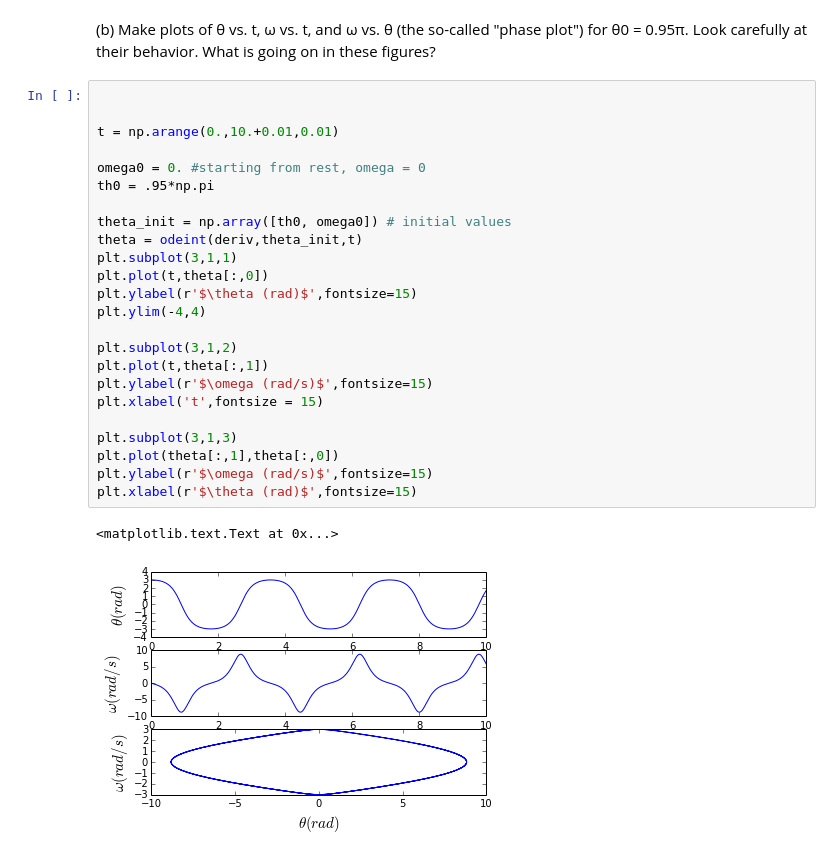
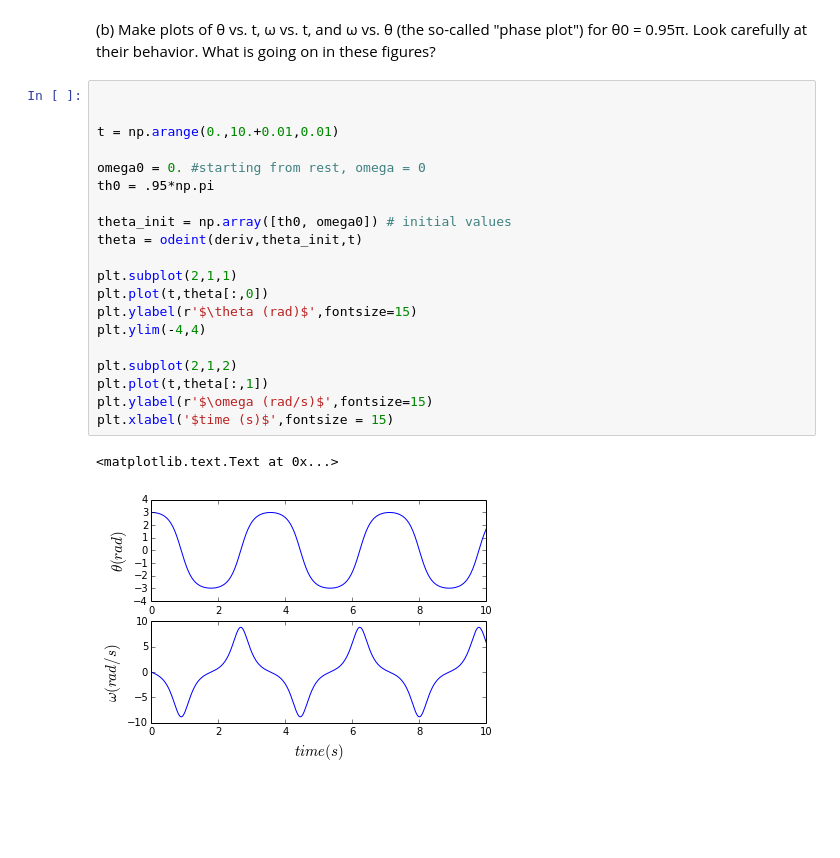
Before and after one commit to jparke08/PHYS202-S14, a Jupyter notebook: SciPy/ODEExercises.ipynb, the cells around one changed output. Cells and saved outputs as stored; diff of their text form; blank space fills up the shorter version.

```diff
--- a/SciPy/ODEExercises.ipynb
+++ b/SciPy/ODEExercises.ipynb
@@ -54,27 +54,23 @@ As the initial angle increases from $\frac{\pi}{4}$ to $\frac{3\pi} {4}$ the per
 # %%
 
 
 t = np.arange(0.,10.+0.01,0.01)
 
 omega0 = 0. #starting from rest, omega = 0
 th0 = .95*np.pi
 
 theta_init = np.array([th0, omega0]) # initial values
 theta = odeint(deriv,theta_init,t)
-plt.subplot(3,1,1)
+
+plt.subplot(2,1,1)
 plt.plot(t,theta[:,0])
 plt.ylabel(r'$\theta (rad)$',fontsize=15)
 plt.ylim(-4,4)
 
-plt.subplot(3,1,2)
+plt.subplot(2,1,2)
 plt.plot(t,theta[:,1])
 plt.ylabel(r'$\omega (rad/s)$',fontsize=15)
-plt.xlabel('t',fontsize = 15)
-
-plt.subplot(3,1,3)
-plt.plot(theta[:,1],theta[:,0])
-plt.ylabel(r'$\omega (rad/s)$',fontsize=15)
-plt.xlabel(r'$\theta (rad)$',fontsize=15)
+plt.xlabel('$time (s)$',fontsize = 15)
 # %% [output]
 <matplotlib.text.Text at 0x...>
-[figure, old version]
+[figure, new version]
```
Also changed, not shown: parts of 11 cells of this notebook.
